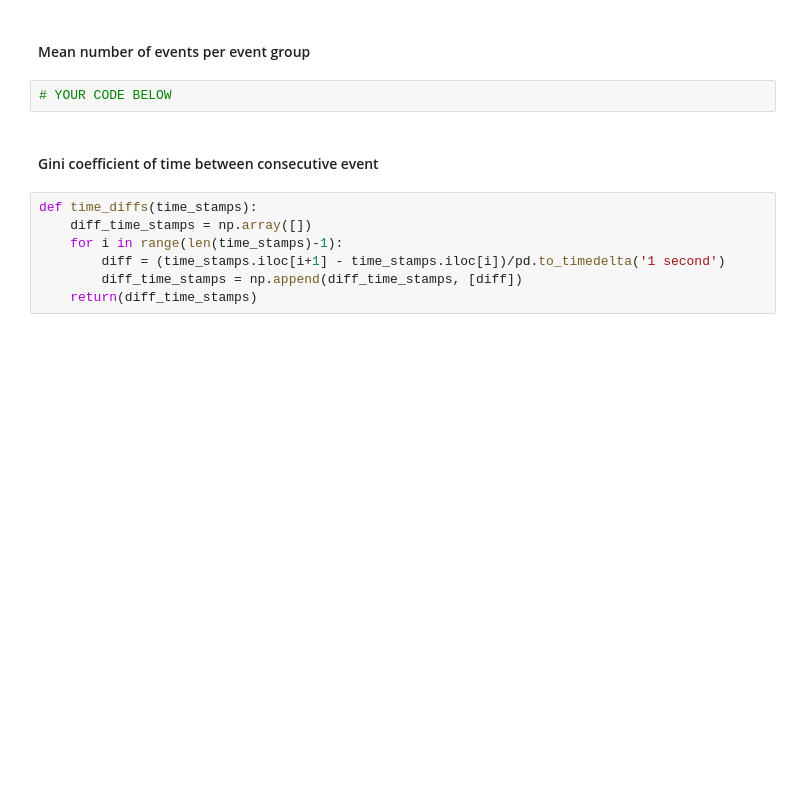
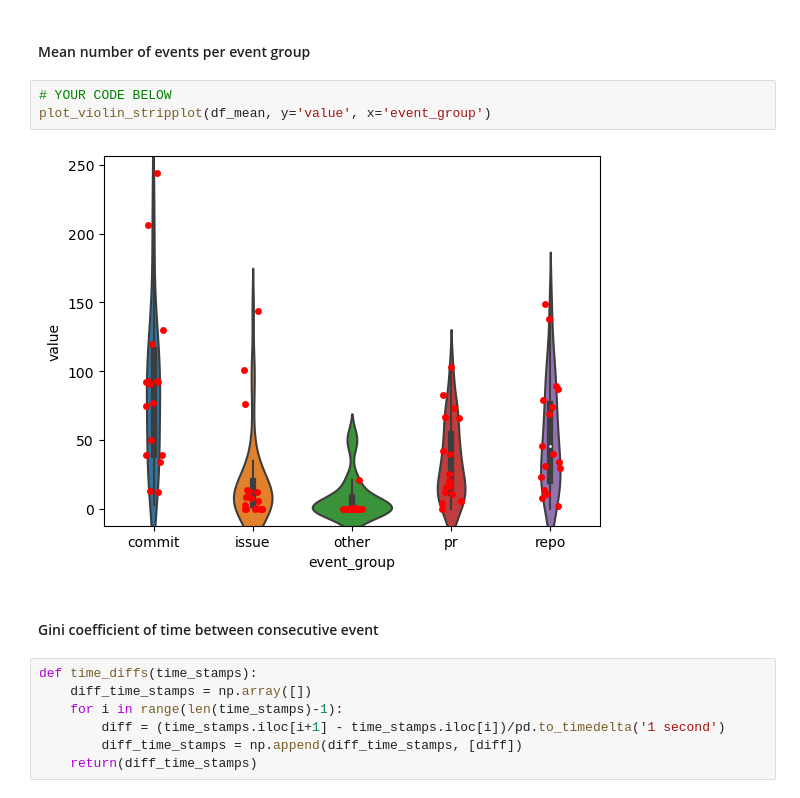
Before and after one commit to LemaireEmilien/Software_Evolution_LE_TP3_2024, a Jupyter notebook: TP3_template.ipynb, the cells around one changed output. Saved outputs shown, nothing was run; the diff lists cells and outputs as text; blank space fills up the shorter version.

```diff
--- a/TP3_template.ipynb
+++ b/TP3_template.ipynb
@@ -889,6 +943,9 @@ repo: (-0.040106951871657755, 'negligible')
 #### Mean number of events per event group
 # %%
 # YOUR CODE BELOW
+plot_violin_stripplot(df_mean, y='value', x='event_group')
+# %% [output]
+[figure, added]
 # %% [markdown]
 #### Gini coeﬃcient of time between consecutive event
 # %%
```
Also changed, not shown: parts of 21 cells of this notebook.
